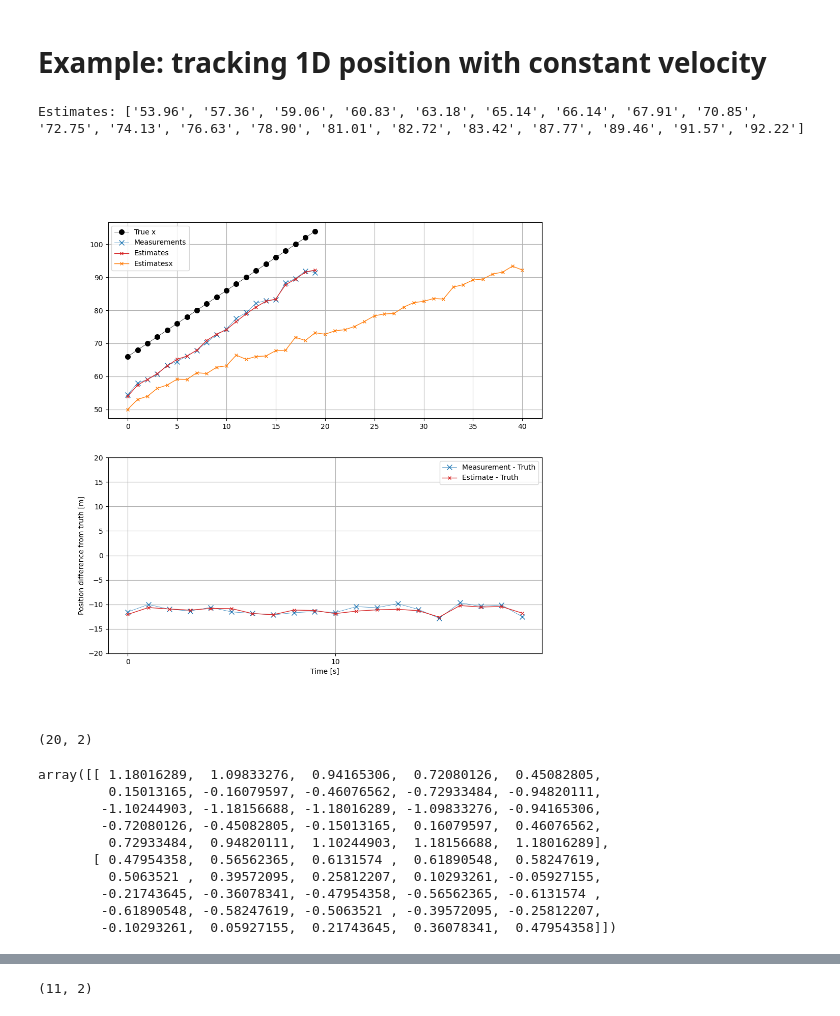
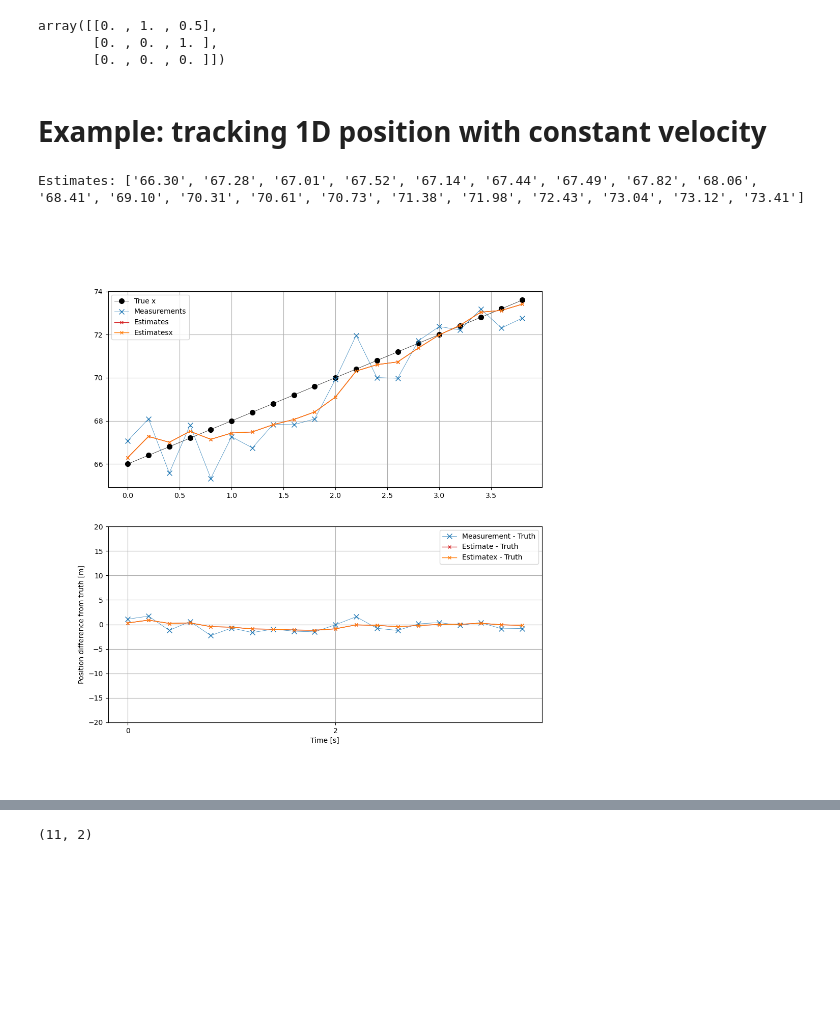
Before and after one commit to igred8/orbital_dynamics_basic, a Jupyter notebook: notebooks/00.1-dev-kalman-igad.ipynb, the cells around one changed output, grey strips where cells are left out. Cells and saved outputs as stored; diff of their text form; code cells hidden in the pictures; blank space fills up the shorter version.

Commit message:
newtonian motion update matrix and KF notes added

```diff
--- a/notebooks/00.1-dev-kalman-igad.ipynb
+++ b/notebooks/00.1-dev-kalman-igad.ipynb
@@ -17,12 +17,18 @@ sys.path.append('E:/google-drive/py_projects/satellites/src')
 import stateest as se
 # %%
 rng = np.random.default_rng(seed=2318)
+# %%
+se.gen_newtonian_motion_update_matrix(1, 2)
+# %% [output]
+array([[0. , 1. , 0.5],
+       [0. , 0. , 1. ],
+       [0. , 0. , 0. ]])
 # %% [markdown]
 
 # Example: tracking 1D position with constant velocity
 # %%
 
-dt = 1.0
+dt = 0.2
 
 F = np.array([[1, dt],
               [0,  1]])       # state: [position, velocity]
@@ -31,13 +37,13 @@ H = np.array([[1, 0],
               [0, 1]])       # measurement process
 
 Q = np.array([[1, 0],
-              [0, 100]]) * 0.1 # process noise
+              [0, 1]]) * 0.1 # process noise
 
-R = np.array([[1.0, 0],
+R = np.array([[1, 0],
               [0, 1]]) # measurement noise
 
 # initial state
-x0 = np.array([[50],
+x0 = np.array([[65],
                [3]])
 P0 = np.array([
     [1, 0],
@@ -54,48 +60,46 @@ kf = se.KalmanFilter(x0, P0, F, B, u, Q, H, R )
 timevec = np.arange(20) * dt
 vtrue = 2
 true_positions = vtrue * timevec + 66
-xmeas = true_positions - 11 + rng.normal(0, 1, true_positions.shape)
+xmeas = true_positions + rng.normal(0, 1, true_positions.shape)
 vmeas = rng.normal(vtrue, 1, true_positions.shape)
 measurements = np.vstack((xmeas, vmeas)).T
 estimates = []
 for z in measurements:
     # kf.model_predition_step()
     # x_est, _ = kf.measurement_update_step(np.array([[z]]), {'stable':True})
     x_est, _ = kf.perform_epoch(u=None, z=z.reshape([-1,1]), postcovkwargs={'stable':True})
     estimates.append(x_est[0, 0])
 
+estimates = np.array(estimates)
 print("Estimates:", [f"{e:.2f}" for e in estimates])
 
-estimatesxv = np.reshape(kf.x,[-1,2])
+estimatesxv = np.reshape(kf.x,[-1,2])[2::2, :]
 
 
 fig, axs = plt.subplots(2,1, figsize=[11,11])
 axs[0].plot(timevec, true_positions, lw=0.5, marker='o', ms=7, color='k', label='True x')
 axs[0].plot(timevec, measurements[:,0], lw=0.5, marker='x', ms=7, color='tab:blue', label='Measurements')
 axs[0].plot(timevec, estimates, lw=1, marker='x', ms=5, color='tab:red', label='Estimates')
-axs[0].plot(estimatesxv[:,0], lw=1, marker='x', ms=5, color='tab:orange', label='Estimatesx')
+axs[0].plot(timevec, estimatesxv[:,0], lw=1, marker='x', ms=5, color='tab:orange', label='Estimatesx')
 axs[0].legend()
 axs[1].plot(timevec, measurements[:,0] - true_positions, lw=0.5, marker='x', ms=7, color='tab:blue', label='Measurement - Truth')
 axs[1].plot(timevec, estimates - true_positions, lw=1, marker='x', ms=5, color='tab:red', label='Estimate - Truth')
+axs[1].plot(timevec, estimatesxv[:,0] - true_positions, lw=1, marker='x', ms=5, color='tab:orange', label='Estimatex - Truth')
 axs[1].legend()
 
 axkwargs = {
     'xticks': timevec[::10],
     'ylim': [-20, 20],
     'xlabel': 'Time [s]',
     'ylabel': 'Position difference from truth [m]',
 }
 axs[1].set(**axkwargs)
 for ax in axs:
     ax.grid(True)
 plt.show()
 # %% [output]
-Estimates: ['53.96', '57.36', '59.06', '60.83', '63.18', '65.14', '66.14', '67.91', '70.85', '72.75', '74.13', '76.63', '78.90', '81.01', '82.72', '83.42', '87.77', '89.46', '91.57', '92.22']
+Estimates: ['66.30', '67.28', '67.01', '67.52', '67.14', '67.44', '67.49', '67.82', '68.06', '68.41', '69.10', '70.31', '70.61', '70.73', '71.38', '71.98', '72.43', '73.04', '73.12', '73.41']
-[figure, old version]
+[figure, new version]
-# %%
-measurements.shape
-# %% [output]
-(20, 2)
 # %%
 plt.close('all')
 # %%
@@ -113,19 +117,6 @@ def gen_ellipse(u, v):
     thvec = np.linspace(0, 2*const.pi, 25)
     xypts = np.cos(thvec) * u + np.sin(thvec) * v
     return xypts
-# %%
-gen_ellipse(*ellipse_vecs[11])
-# %% [output]
-array([[ 1.18016289,  1.09833276,  0.94165306,  0.72080126,  0.45082805,
-         0.15013165, -0.16079597, -0.46076562, -0.72933484, -0.94820111,
-        -1.10244903, -1.18156688, -1.18016289, -1.09833276, -0.94165306,
-        -0.72080126, -0.45082805, -0.15013165,  0.16079597,  0.46076562,
-         0.72933484,  0.94820111,  1.10244903,  1.18156688,  1.18016289],
-       [ 0.47954358,  0.56562365,  0.6131574 ,  0.61890548,  0.58247619,
-         0.5063521 ,  0.39572095,  0.25812207,  0.10293261, -0.05927155,
-        -0.21743645, -0.36078341, -0.47954358, -0.56562365, -0.6131574 ,
-        -0.61890548, -0.58247619, -0.5063521 , -0.39572095, -0.25812207,
-        -0.10293261,  0.05927155,  0.21743645,  0.36078341,  0.47954358]])
 # %%
 
 
```
Also changed, not shown: parts of 11 cells of this notebook, 2 other files.
